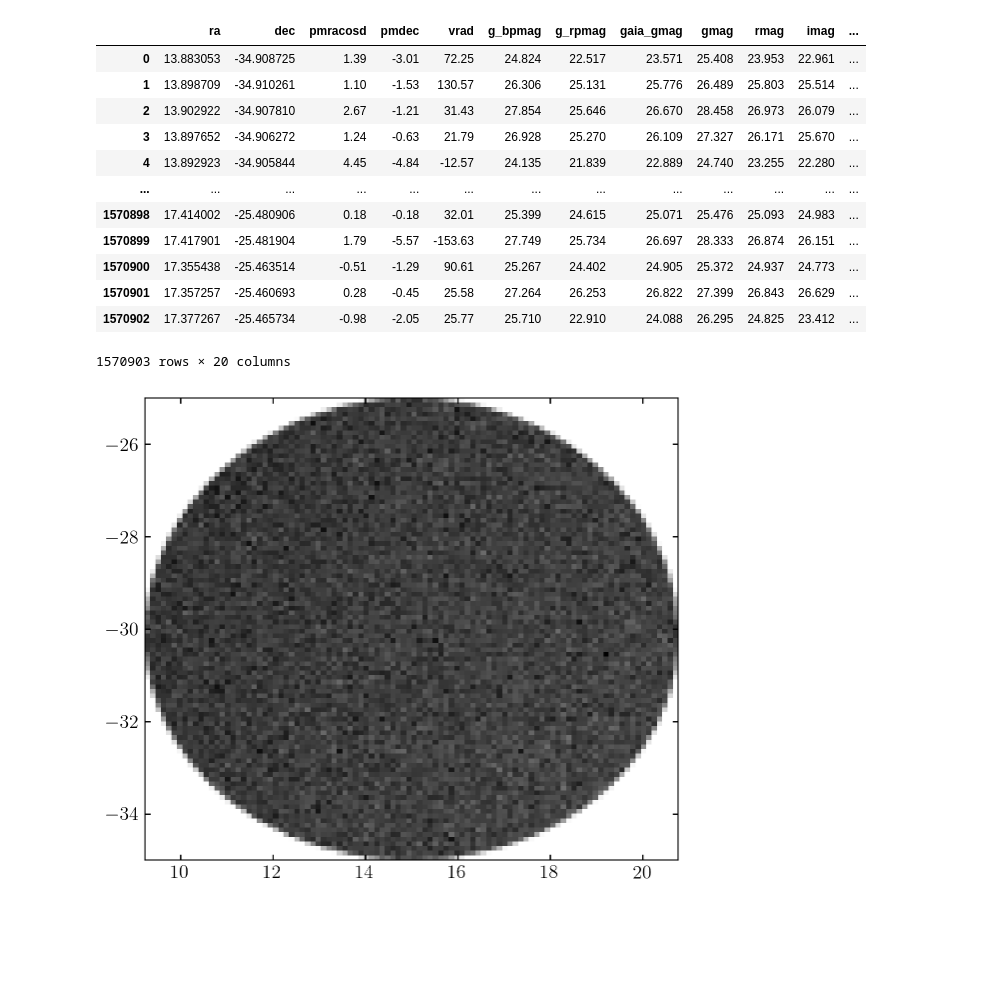
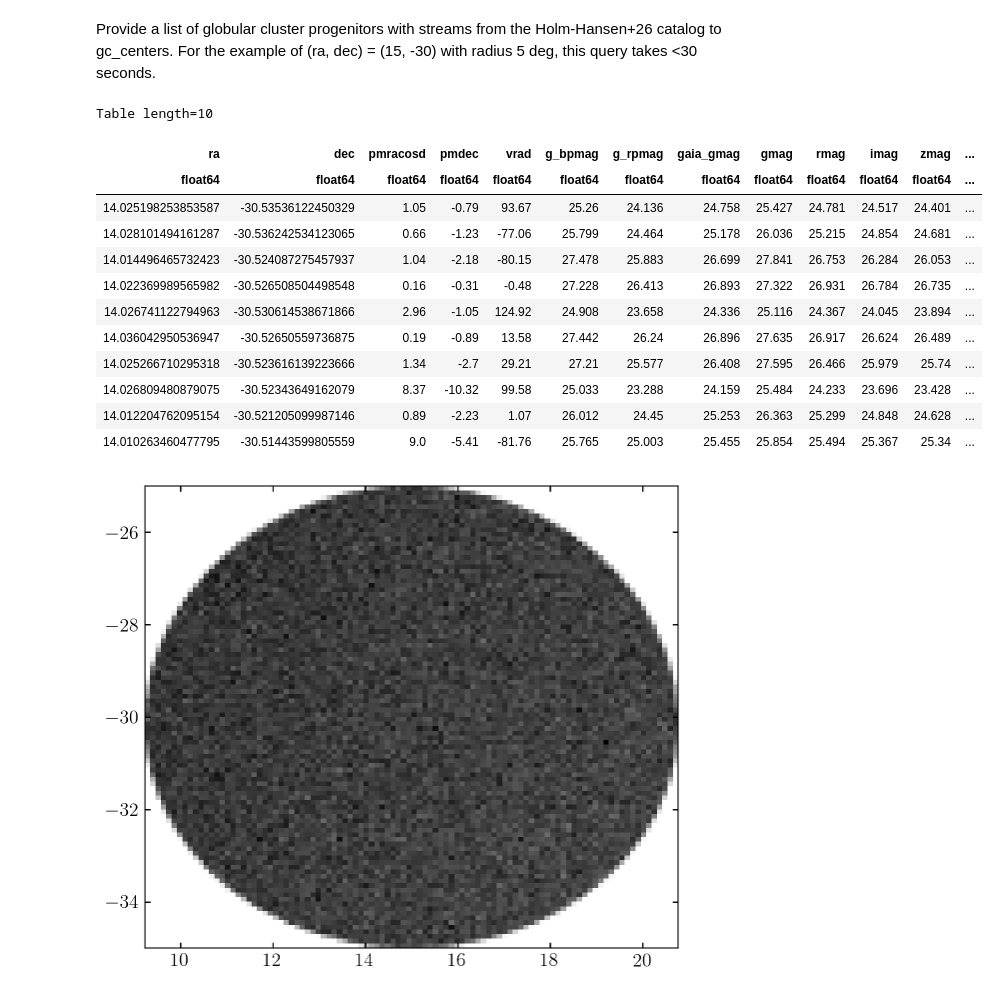
Before and after one commit to ktavangar/lsst_gc_streams, a Jupyter notebook: query_data.ipynb, the cells around one changed output. Cells and saved outputs as stored; diff of their text form; code cells hidden in the pictures; blank space fills up the shorter version.

Commit message:
query data notebook

```diff
--- a/query_data.ipynb
+++ b/query_data.ipynb
@@ -11,36 +14,48 @@ res = qc.query(sql=query, format='pandas')
 # %%
 def generate_query(ra0, dec0, radius):
+    '''
+    Generate a SQL query to select data from the lsst_sim.simdr2 table
+    within a specified radius of a given RA and Dec.
+
+    We save positions, velocities, magnitudes, V-band extinction,
+    and a couple other properties
+    '''
+
     query = f"""
-    SELECT l.ra, l.dec, l.pmracosd, l.pmdec, l.vrad,
+    SELECT l.ra, l.dec, l.pmracosd, l.pmdec, l.vrad, l.mu0,
            l.g_bpmag, l.g_rpmag, l.gaia_gmag,
            l.gmag, l.rmag, l.imag, l.zmag, l.ymag, l.umag,
-           l.label, l.m_h, l.m_ini, l.mass, l.mu0, l.gc
+           l.label, l.m_h, l.m_ini, l.mass, l.gc, l.av
     FROM lsst_sim.simdr2 AS l
     WHERE q3c_radial_query(l.ra, l.dec, {ra0}, {dec0}, {radius})
     """
     return query
+# %% [markdown]
+Provide a list of globular cluster progenitors with streams from the Holm-Hansen+26 catalog to gc_centers. For the example of (ra, dec) = (15, -30) with radius 5 deg, this query takes <30 seconds.
 # %%
-gc_centers = [(15.0, -30.0)] # List of globular cluster centers (ra, dec)
+gc_centers = [(15.0, -30.0)] # Example
 radius = 5 # Radius in degrees
 
 for gc_center in gc_centers:
     ra0, dec0 = gc_center
     query = generate_query(ra0, dec0, radius)
-    df = qc.query(sql=query, fmt='pandas')
+    df = qc.query(sql=query, fmt='table')
+    save_path = f"gc_data_{ra0}_{dec0}.fits" # or something else
+    df.write(save_path, format='fits', overwrite=True)
-# %%
-df
-# %% [output]
-|  | ra | dec | pmracosd | pmdec | vrad | g_bpmag | g_rpmag | gaia_gmag | gmag | rmag | imag | ... |
-| 0 | 13.883053 | -34.908725 | 1.39 | -3.01 | 72.25 | 24.824 | 22.517 | 23.571 | 25.408 | 23.953 | 22.961 | ... |
-| 1 | 13.898709 | -34.910261 | 1.10 | -1.53 | 130.57 | 26.306 | 25.131 | 25.776 | 26.489 | 25.803 | 25.514 | ... |
-| 2 | 13.902922 | -34.907810 | 2.67 | -1.21 | 31.43 | 27.854 | 25.646 | 26.670 | 28.458 | 26.973 | 26.079 | ... |
-| 3 | 13.897652 | -34.906272 | 1.24 | -0.63 | 21.79 | 26.928 | 25.270 | 26.109 | 27.327 | 26.171 | 25.670 | ... |
-| 4 | 13.892923 | -34.905844 | 4.45 | -4.84 | -12.57 | 24.135 | 21.839 | 22.889 | 24.740 | 23.255 | 22.280 | ... |
-| ... | ... | ... | ... | ... | ... | ... | ... | ... | ... | ... | ... | ... |
-| 1570898 | 17.414002 | -25.480906 | 0.18 | -0.18 | 32.01 | 25.399 | 24.615 | 25.071 | 25.476 | 25.093 | 24.983 | ... |
-| 1570899 | 17.417901 | -25.481904 | 1.79 | -5.57 | -153.63 | 27.749 | 25.734 | 26.697 | 28.333 | 26.874 | 26.151 | ... |
-| 1570900 | 17.355438 | -25.463514 | -0.51 | -1.29 | 90.61 | 25.267 | 24.402 | 24.905 | 25.372 | 24.937 | 24.773 | ... |
-| 1570901 | 17.357257 | -25.460693 | 0.28 | -0.45 | 25.58 | 27.264 | 26.253 | 26.822 | 27.399 | 26.843 | 26.629 | ... |
-| 1570902 | 17.377267 | -25.465734 | -0.98 | -2.05 | 25.77 | 25.710 | 22.910 | 24.088 | 26.295 | 24.825 | 23.412 | ... |
-1570903 rows × 20 columns
+# %%
+df[:10]
+# %% [output]
+Table length=10
+| ra | dec | pmracosd | pmdec | vrad | g_bpmag | g_rpmag | gaia_gmag | gmag | rmag | imag | zmag | ... |
+| float64 | float64 | float64 | float64 | float64 | float64 | float64 | float64 | float64 | float64 | float64 | float64 | ... |
+| 14.025198253853587 | -30.53536122450329 | 1.05 | -0.79 | 93.67 | 25.26 | 24.136 | 24.758 | 25.427 | 24.781 | 24.517 | 24.401 | ... |
+| 14.028101494161287 | -30.536242534123065 | 0.66 | -1.23 | -77.06 | 25.799 | 24.464 | 25.178 | 26.036 | 25.215 | 24.854 | 24.681 | ... |
+| 14.014496465732423 | -30.524087275457937 | 1.04 | -2.18 | -80.15 | 27.478 | 25.883 | 26.699 | 27.841 | 26.753 | 26.284 | 26.053 | ... |
+| 14.022369989565982 | -30.526508504498548 | 0.16 | -0.31 | -0.48 | 27.228 | 26.413 | 26.893 | 27.322 | 26.931 | 26.784 | 26.735 | ... |
+| 14.026741122794963 | -30.530614538671866 | 2.96 | -1.05 | 124.92 | 24.908 | 23.658 | 24.336 | 25.116 | 24.367 | 24.045 | 23.894 | ... |
+| 14.036042950536947 | -30.52650559736875 | 0.19 | -0.89 | 13.58 | 27.442 | 26.24 | 26.896 | 27.635 | 26.917 | 26.624 | 26.489 | ... |
+| 14.025266710295318 | -30.523616139223666 | 1.34 | -2.7 | 29.21 | 27.21 | 25.577 | 26.408 | 27.595 | 26.466 | 25.979 | 25.74 | ... |
+| 14.026809480879075 | -30.52343649162079 | 8.37 | -10.32 | 99.58 | 25.033 | 23.288 | 24.159 | 25.484 | 24.233 | 23.696 | 23.428 | ... |
+| 14.012204762095154 | -30.521205099987146 | 0.89 | -2.23 | 1.07 | 26.012 | 24.45 | 25.253 | 26.363 | 25.299 | 24.848 | 24.628 | ... |
+| 14.010263460477795 | -30.51443599805559 | 9.0 | -5.41 | -81.76 | 25.765 | 25.003 | 25.455 | 25.854 | 25.494 | 25.367 | 25.34 | ... |
 # %%
```
Also changed, not shown: parts of 4 cells of this notebook, 1 other file.
